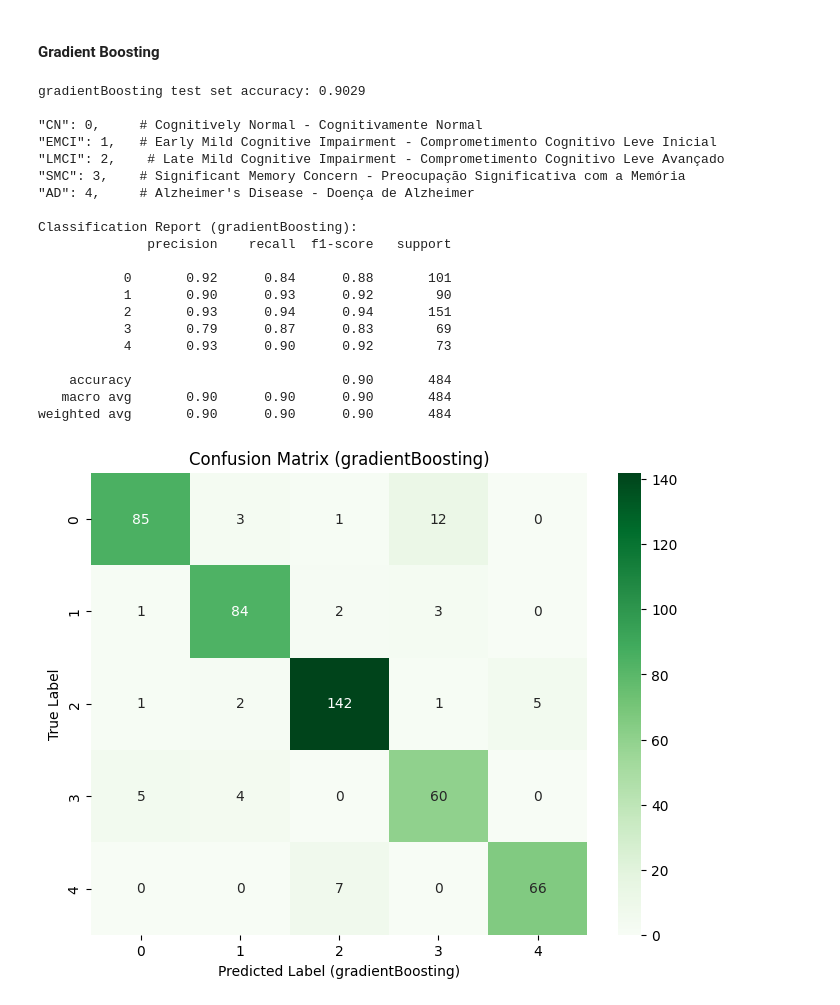
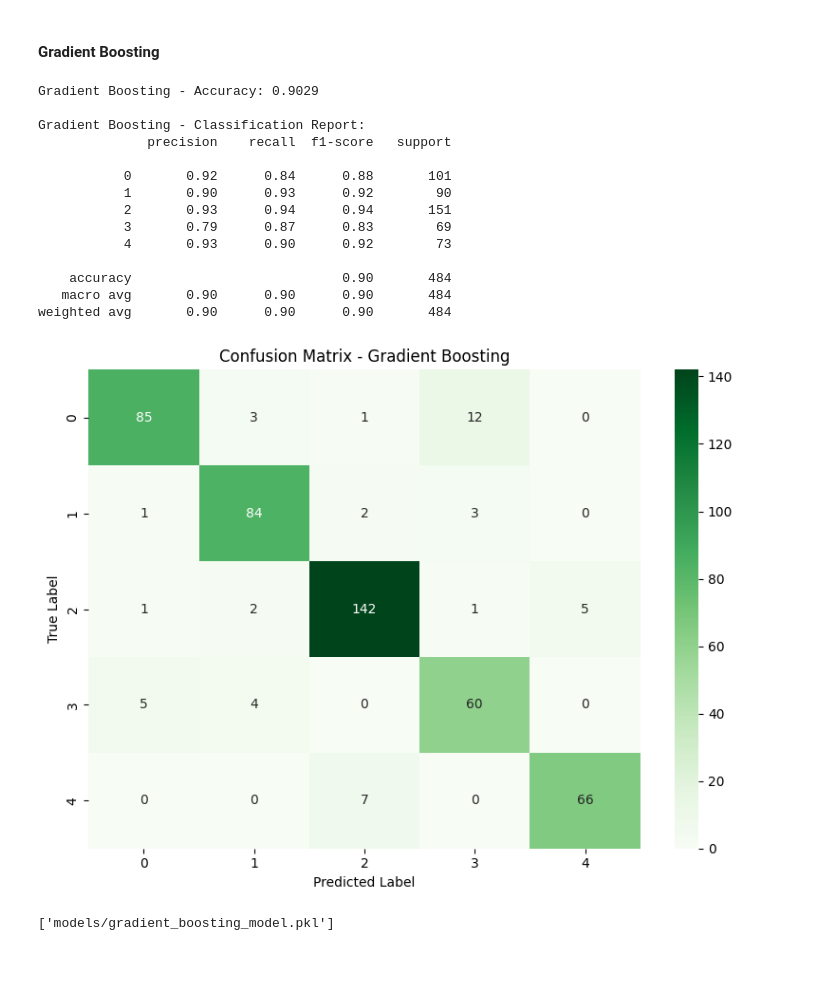
Before and after one commit to pedroogaab/Alzheimer-diagnose-ML, a Jupyter notebook: models.ipynb, the cells around one changed output. Drawn from its saved outputs; the diff is of its cells as text; code cells hidden in the pictures; blank space fills up the shorter version.

```diff
--- a/models.ipynb
+++ b/models.ipynb
@@ -268,53 +282,45 @@ weighted avg       0.88      0.87      0.87       484
 # %% [markdown]
 #### Gradient Boosting
 # %%
-gBosting_model = GradientBoostingClassifier(random_state=42, learning_rate=0.17)
-gBosting_model = gBosting_model.fit(X_train_scaled, y_train)
+# Train Gradient Boosting
+gb_model = GradientBoostingClassifier(random_state=42, learning_rate=0.17)
+gb_model.fit(X_train_scaled, y_train)
 
-y_pred_gBoost = gBosting_model.predict(X_test_scaled)
+# Predict
+y_pred_gb = gb_model.predict(X_test_scaled)
 
-# Evaluate the Random Forest model
-accuracy_rf = accuracy_score(y_test, y_pred_gBoost)
-print(f"gradientBoosting test set accuracy: {accuracy_rf:.4f}")
+# Metrics
+accuracy_gb = accuracy_score(y_test, y_pred_gb)
+print(f"Gradient Boosting - Accuracy: {accuracy_gb:.4f}")
+print("\nGradient Boosting - Classification Report:")
+print(classification_report(y_test, y_pred_gb))
 
-print('''
-"CN": 0,     # Cognitively Normal - Cognitivamente Normal
-"EMCI": 1,   # Early Mild Cognitive Impairment - Comprometimento Cognitivo Leve Inicial
-"LMCI": 2,    # Late Mild Cognitive Impairment - Comprometimento Cognitivo Leve Avançado
-"SMC": 3,    # Significant Memory Concern - Preocupação Significativa com a Memória
-"AD": 4,     # Alzheimer's Disease - Doença de Alzheimer''')
+# Confusion Matrix
+cm_gb = confusion_matrix(y_test, y_pred_gb)
+plt.figure(figsize=(8, 6))
+sns.heatmap(cm_gb, annot=True, fmt='d', cmap='Greens')
+plt.xlabel('Predicted Label')
+plt.ylabel('True Label')
+plt.title('Confusion Matrix - Gradient Boosting')
+plt.tight_layout()
+plt.show()
 
-# Display the classification report
-print("\nClassification Report (gradientBoosting):")
-print(classification_report(y_test, y_pred_gBoost))
-
-# Display the confusion matrix
-cm_rf = confusion_matrix(y_test, y_pred_gBoost)
-plt.figure(figsize=(8, 6))
-sns.heatmap(cm_rf, annot=True, fmt='d', cmap='Greens')
-plt.xlabel('Predicted Label (gradientBoosting)')
-plt.ylabel('True Label')
-plt.title('Confusion Matrix (gradientBoosting)')
-plt.show()
+# Save model
+joblib.dump(gb_model, 'models/gradient_boosting_model.pkl')
 # %% [output]
-gradientBoosting test set accuracy: 0.9029
+Gradient Boosting - Accuracy: 0.9029
 
-"CN": 0,     # Cognitively Normal - Cognitivamente Normal
-"EMCI": 1,   # Early Mild Cognitive Impairment - Comprometimento Cognitivo Leve Inicial
-"LMCI": 2,    # Late Mild Cognitive Impairment - Comprometimento Cognitivo Leve Avançado
-"SMC": 3,    # Significant Memory Concern - Preocupação Significativa com a Memória
-"AD": 4,     # Alzheimer's Disease - Doença de Alzheimer
-
-Classification Report (gradientBoosting):
+Gradient Boosting - Classification Report:
               precision    recall  f1-score   support
 
            0       0.92      0.84      0.88       101
            1       0.90      0.93      0.92        90
            2       0.93      0.94      0.94       151
            3       0.79      0.87      0.83        69
            4       0.93      0.90      0.92        73
 
     accuracy                           0.90       484
    macro avg       0.90      0.90      0.90       484
 weighted avg       0.90      0.90      0.90       484
-[figure, old version]
+[figure, new version]
+['models/gradient_boosting_model.pkl']
```
Also changed, not shown: parts of 6 cells of this notebook.
